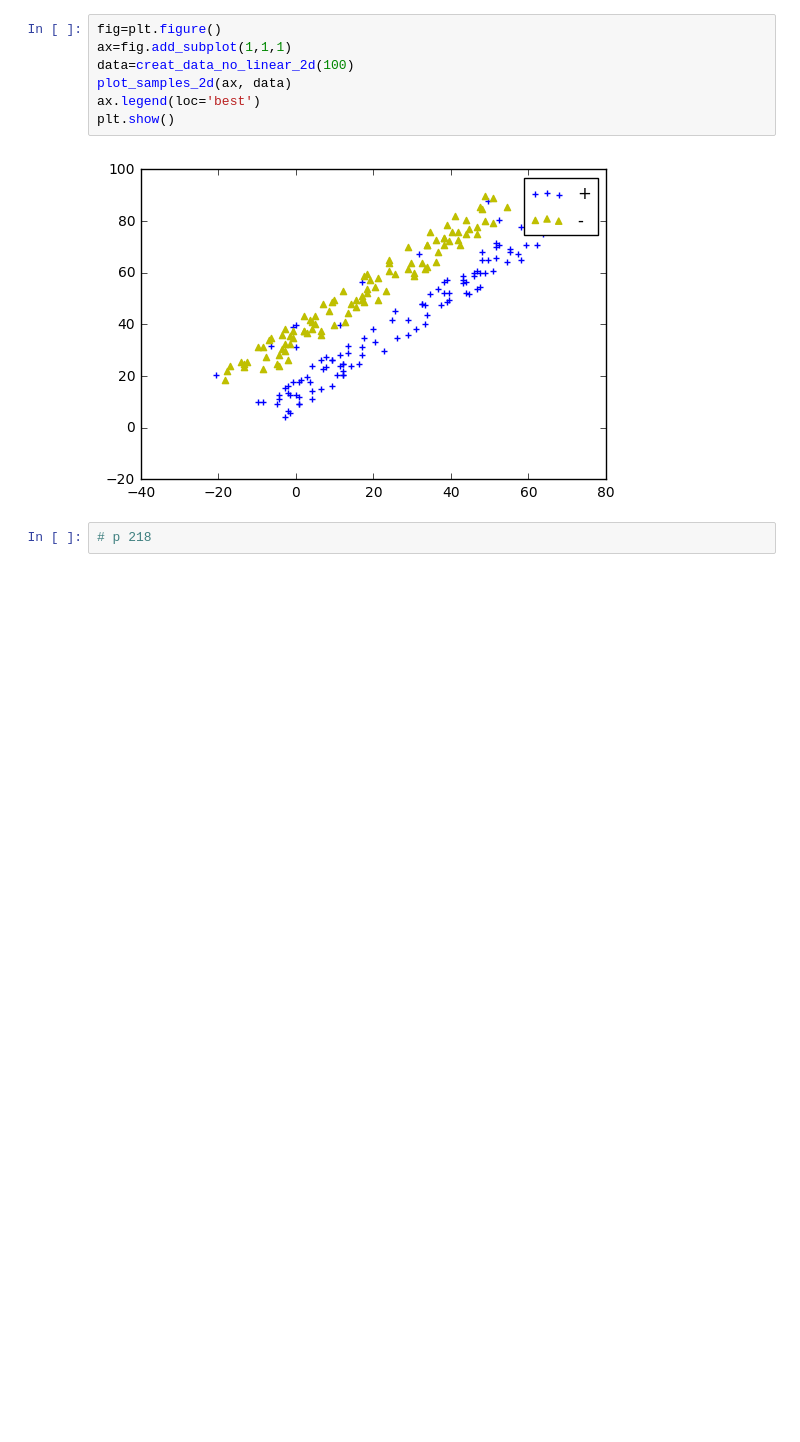
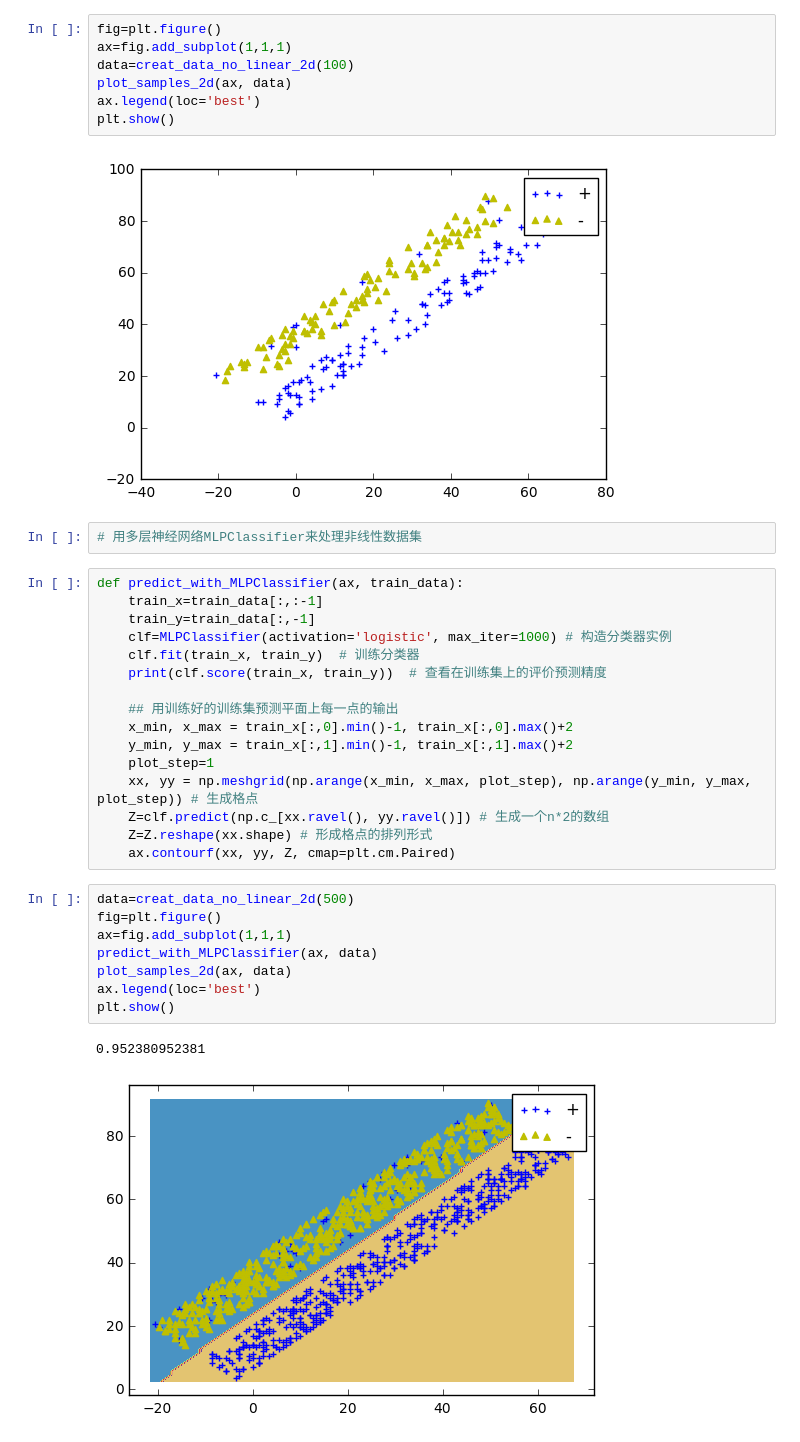
Before and after one commit to probao/Machine_Learning_Basis, a Jupyter notebook: Python-Machine Learning.ipynb, the cells around one changed output. Cells and saved outputs as stored; diff of their text form; blank space fills up the shorter version.

```diff
--- a/Python-Machine Learning.ipynb
+++ b/Python-Machine Learning.ipynb
@@ -2170,5 +2170,32 @@ ax.legend(loc='best')
 plt.show()
 # %% [output]
 [figure]
-# %%
-# p 218
+# %%
+# 用多层神经网络MLPClassifier来处理非线性数据集
+# %%
+def predict_with_MLPClassifier(ax, train_data):
+    train_x=train_data[:,:-1]
+    train_y=train_data[:,-1]
+    clf=MLPClassifier(activation='logistic', max_iter=1000) # 构造分类器实例
+    clf.fit(train_x, train_y)  # 训练分类器
+    print(clf.score(train_x, train_y))  # 查看在训练集上的评价预测精度
+
+    ## 用训练好的训练集预测平面上每一点的输出
+    x_min, x_max = train_x[:,0].min()-1, train_x[:,0].max()+2
+    y_min, y_max = train_x[:,1].min()-1, train_x[:,1].max()+2
+    plot_step=1
+    xx, yy = np.meshgrid(np.arange(x_min, x_max, plot_step), np.arange(y_min, y_max, plot_step)) # 生成格点
+    Z=clf.predict(np.c_[xx.ravel(), yy.ravel()]) # 生成一个n*2的数组
+    Z=Z.reshape(xx.shape) # 形成格点的排列形式
+    ax.contourf(xx, yy, Z, cmap=plt.cm.Paired)
+# %%
+data=creat_data_no_linear_2d(500)
+fig=plt.figure()
+ax=fig.add_subplot(1,1,1)
+predict_with_MLPClassifier(ax, data)
+plot_samples_2d(ax, data)
+ax.legend(loc='best')
+plt.show()
+# %% [output]
+0.952380952381
+[figure, added]
```
Also changed, not shown: parts of 4 cells of this notebook.
